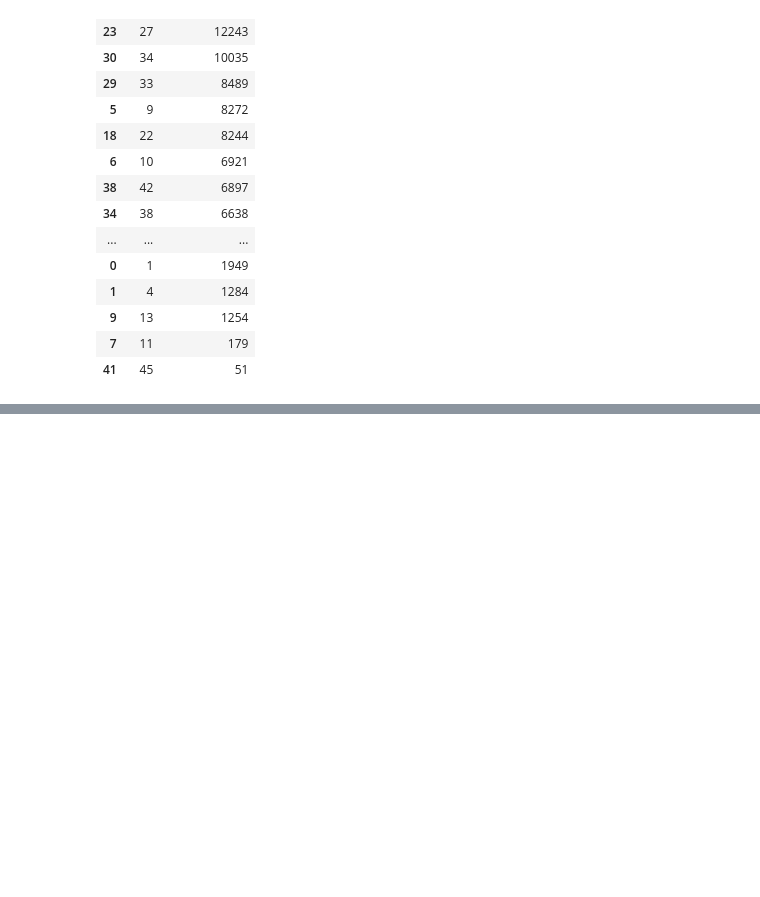
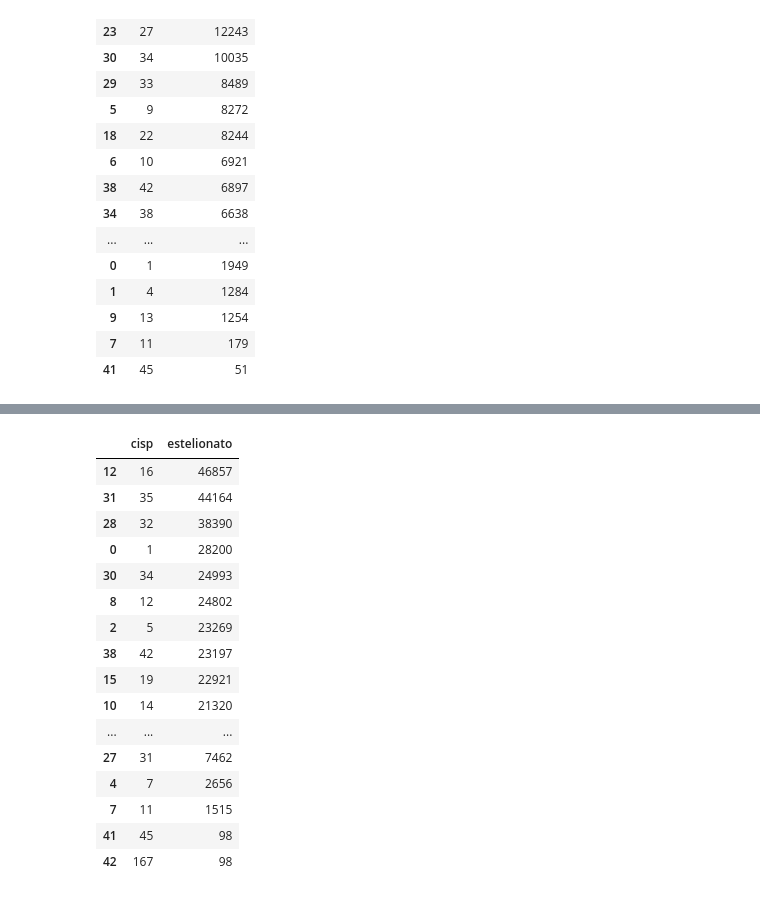
Before and after one commit to ghenriqueh/UC2_senac_projeto_dados, a Jupyter notebook: isp.ipynb, the cells around one changed output, grey strips where cells are left out. Saved outputs shown, nothing was run; the diff lists cells and outputs as text; code cells hidden in the pictures; blank space fills up the shorter version.

```diff
--- a/isp.ipynb
+++ b/isp.ipynb
@@ -190,0 +404,36 @@ df_furto_veiculos_cisp_capital.tail(10)
+# %%
+df_est_capital = df[df['regiao'] == 'Capital']
+df_estelionato_capital= df_est_capital.groupby('cisp')['estelionato'].sum().reset_index().sort_values(by='estelionato', ascending=False)
+df_estelionato_capital
+
+#Bairros com mais estelionato
+1- Barra da Tijuca
+2- Campo Grande
+3- Taquara
+4- Centro
+5- Bangu#
+
+#Bairros com mais idosos
+1- Copacabana
+2- Leblon
+3- Flamengo
+4- Meier
+5- Ipanema#
+# %% [output]
+|  | cisp | estelionato |
+| 12 | 16 | 46857 |
+| 31 | 35 | 44164 |
+| 28 | 32 | 38390 |
+| 0 | 1 | 28200 |
+| 30 | 34 | 24993 |
+| 8 | 12 | 24802 |
+| 2 | 5 | 23269 |
+| 38 | 42 | 23197 |
+| 15 | 19 | 22921 |
+| 10 | 14 | 21320 |
+| ... | ... | ... |
+| 27 | 31 | 7462 |
+| 4 | 7 | 2656 |
+| 7 | 11 | 1515 |
+| 41 | 45 | 98 |
+| 42 | 167 | 98 |
```
Also changed, not shown: parts of 18 cells of this notebook.
